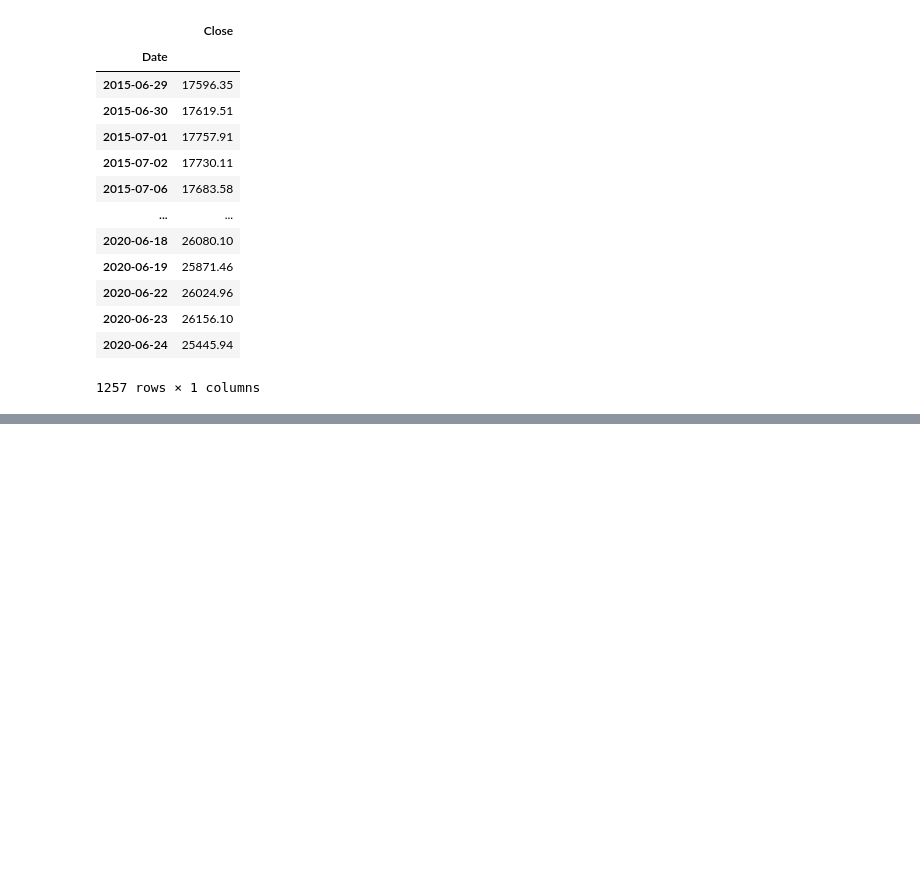
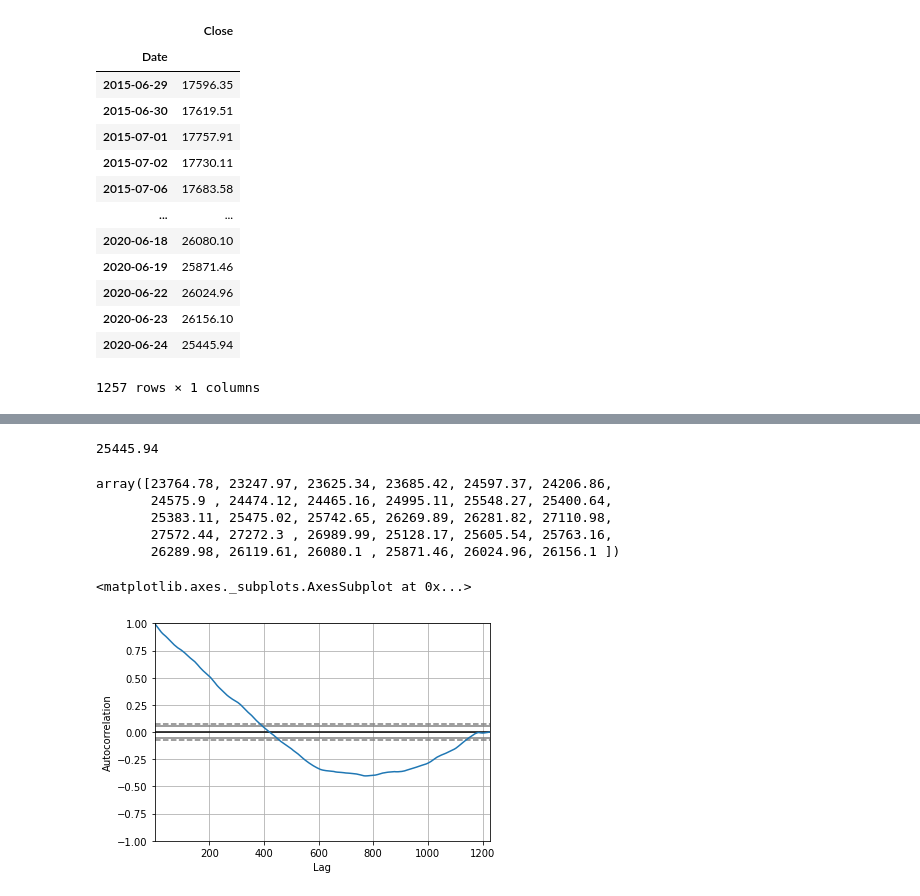
Before and after one commit to RohanTrix/Stock-market-predictor, a Jupyter notebook: LSTM_Closing_Price_Predictor.ipynb, the cells around one changed output, grey strips where cells are left out. Drawn from its saved outputs; the diff is of its cells as text; code cells hidden in the pictures; blank space fills up the shorter version.

```diff
--- a/LSTM_Closing_Price_Predictor.ipynb
+++ b/LSTM_Closing_Price_Predictor.ipynb
@@ -47,3 +42,6 @@ from tensorflow.keras.preprocessing.sequence import TimeseriesGenerator
 import numpy as np
 # %%
 series = np.array(df['Close'])
+y_true = series[-1]
+y_test = series[-11:-1]
+series = series[:-11]
@@ -107,0 +112,4 @@ outputs
+# %%
+y_true
+# %% [output]
+25445.94
@@ -107,0 +121,14 @@ outputs
+# %%
+y_test
+# %% [output]
+array([23764.78, 23247.97, 23625.34, 23685.42, 24597.37, 24206.86,
+       24575.9 , 24474.12, 24465.16, 24995.11, 25548.27, 25400.64,
+       25383.11, 25475.02, 25742.65, 26269.89, 26281.82, 27110.98,
+       27572.44, 27272.3 , 26989.99, 25128.17, 25605.54, 25763.16,
+       26289.98, 26119.61, 26080.1 , 25871.46, 26024.96, 26156.1 ])
+# %%
+from pandas.plotting import autocorrelation_plot
+autocorrelation_plot(series)
+# %% [output]
+<matplotlib.axes._subplots.AxesSubplot at 0x...>
+[figure, added]
```
Also changed, not shown: parts of 7 cells of this notebook.
